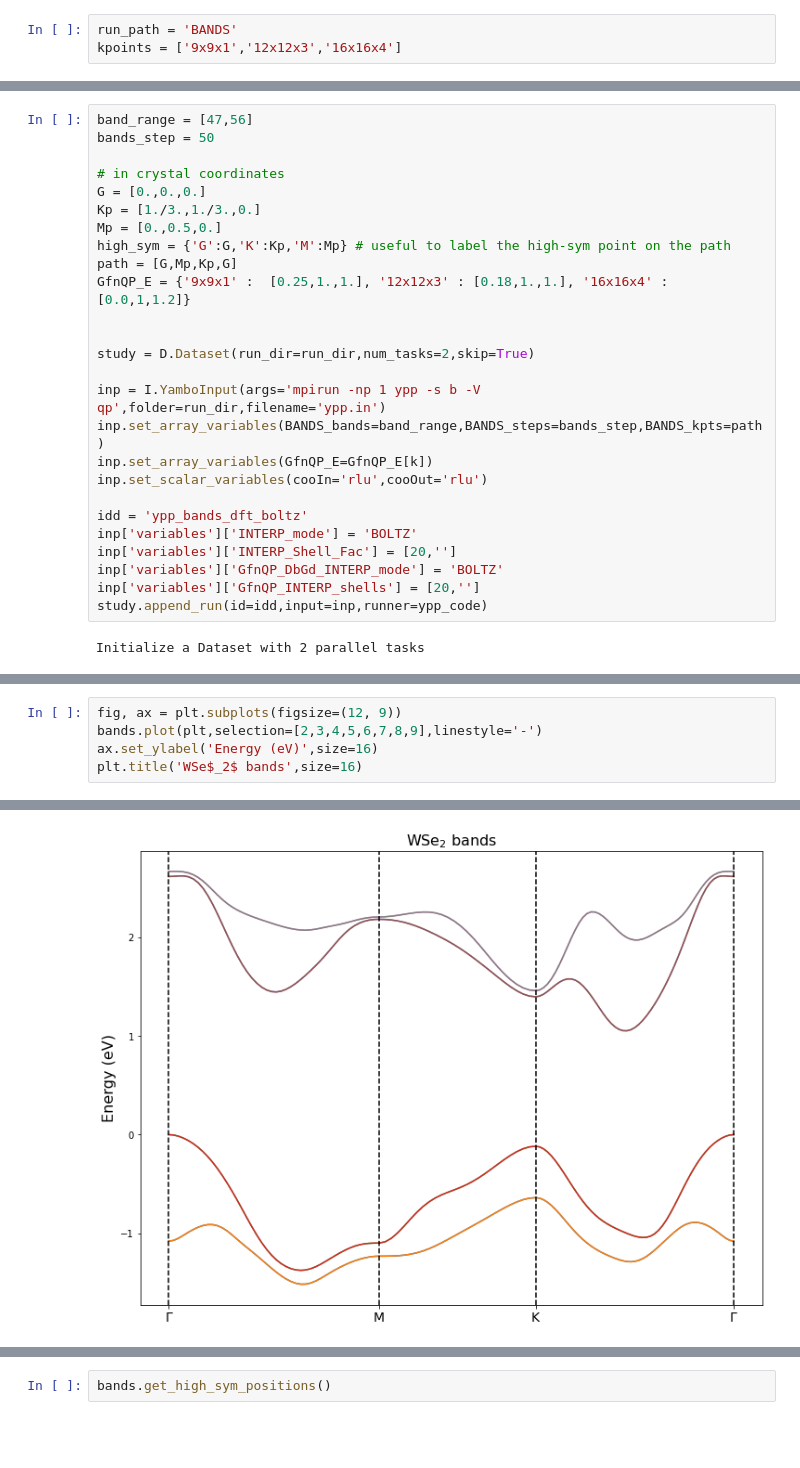
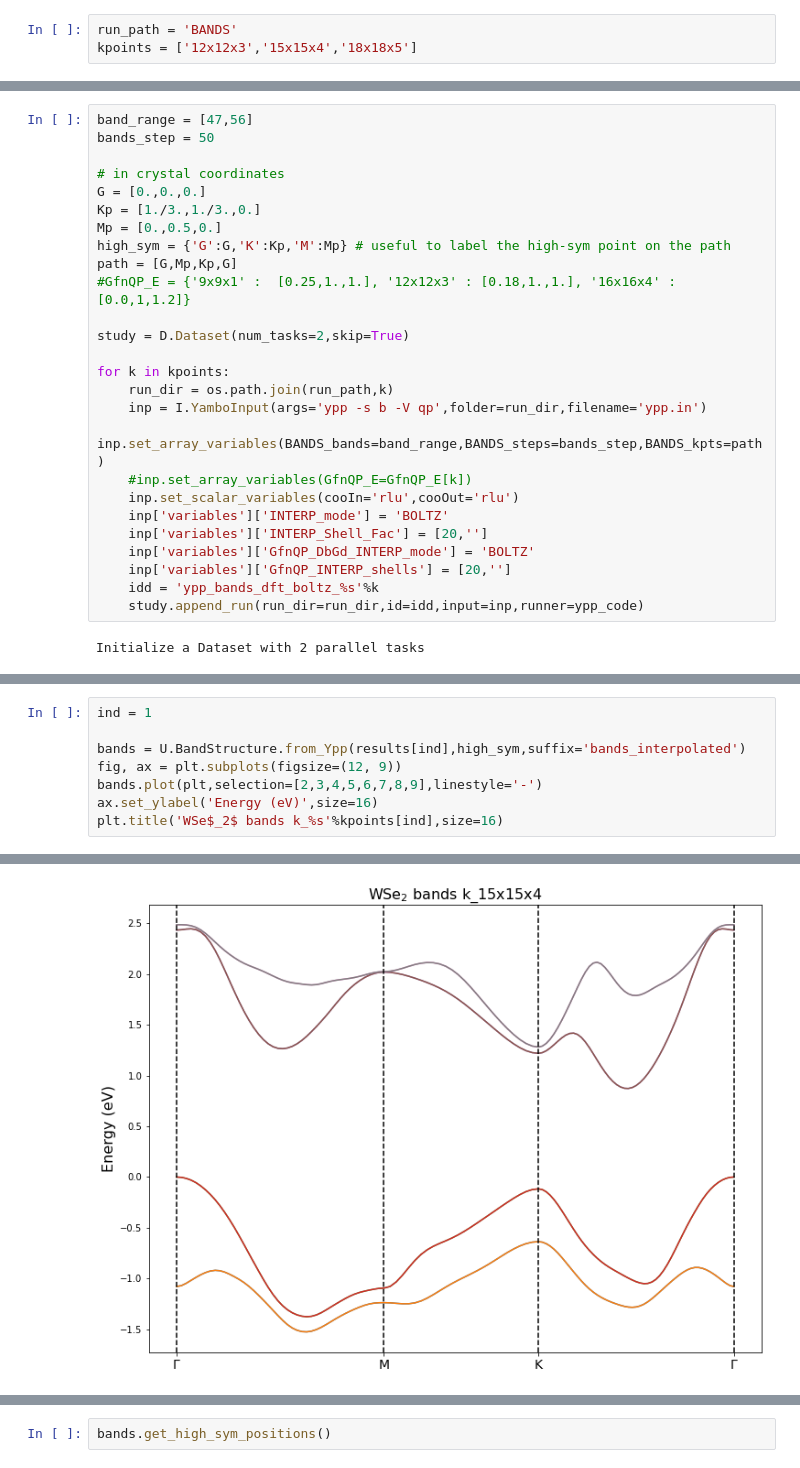
Before and after one commit to marcodalessandro76/WSe2, a Jupyter notebook: Band_structure.ipynb, the cells around one changed output, grey strips where cells are left out. Saved outputs shown, nothing was run; the diff lists cells and outputs as text; blank space fills up the shorter version.

```diff
--- a/Band_structure.ipynb
+++ b/Band_structure.ipynb
@@ -73,4 +67,4 @@ Valence bands are the 51 and 52.
 # %%
 run_path = 'BANDS'
-kpoints = ['9x9x1','12x12x3','16x16x4']
+kpoints = ['12x12x3','15x15x4','18x18x5']
 # %%
@@ -92,22 +91,22 @@ Kp = [1./3.,1./3.,0.]
 Mp = [0.,0.5,0.]
 high_sym = {'G':G,'K':Kp,'M':Mp} # useful to label the high-sym point on the path
 path = [G,Mp,Kp,G]
-GfnQP_E = {'9x9x1' :  [0.25,1.,1.], '12x12x3' : [0.18,1.,1.], '16x16x4' : [0.0,1,1.2]}
+#GfnQP_E = {'9x9x1' :  [0.25,1.,1.], '12x12x3' : [0.18,1.,1.], '16x16x4' : [0.0,1,1.2]}
 
+study = D.Dataset(num_tasks=2,skip=True)
 
-study = D.Dataset(run_dir=run_dir,num_tasks=2,skip=True)
-
-inp = I.YamboInput(args='mpirun -np 1 ypp -s b -V qp',folder=run_dir,filename='ypp.in')
-inp.set_array_variables(BANDS_bands=band_range,BANDS_steps=bands_step,BANDS_kpts=path)
-inp.set_array_variables(GfnQP_E=GfnQP_E[k])
-inp.set_scalar_variables(cooIn='rlu',cooOut='rlu')
-
-idd = 'ypp_bands_dft_boltz'
-inp['variables']['INTERP_mode'] = 'BOLTZ'
-inp['variables']['INTERP_Shell_Fac'] = [20,'']
-inp['variables']['GfnQP_DbGd_INTERP_mode'] = 'BOLTZ'
-inp['variables']['GfnQP_INTERP_shells'] = [20,'']
-study.append_run(id=idd,input=inp,runner=ypp_code)
+for k in kpoints:
+    run_dir = os.path.join(run_path,k)
+    inp = I.YamboInput(args='ypp -s b -V qp',folder=run_dir,filename='ypp.in')
+    inp.set_array_variables(BANDS_bands=band_range,BANDS_steps=bands_step,BANDS_kpts=path)
+    #inp.set_array_variables(GfnQP_E=GfnQP_E[k])
+    inp.set_scalar_variables(cooIn='rlu',cooOut='rlu')
+    inp['variables']['INTERP_mode'] = 'BOLTZ'
+    inp['variables']['INTERP_Shell_Fac'] = [20,'']
+    inp['variables']['GfnQP_DbGd_INTERP_mode'] = 'BOLTZ'
+    inp['variables']['GfnQP_INTERP_shells'] = [20,'']
+    idd = 'ypp_bands_dft_boltz_%s'%k
+    study.append_run(run_dir=run_dir,id=idd,input=inp,runner=ypp_code)
 # %% [output]
 Initialize a Dataset with 2 parallel tasks
 # %%
@@ -151,6 +153,9 @@ We show the GW correction for the valence and conduction bands
 # %%
+ind = 1
+
+bands = U.BandStructure.from_Ypp(results[ind],high_sym,suffix='bands_interpolated')
 fig, ax = plt.subplots(figsize=(12, 9))
 bands.plot(plt,selection=[2,3,4,5,6,7,8,9],linestyle='-')
 ax.set_ylabel('Energy (eV)',size=16)
-plt.title('WSe$_2$ bands',size=16)
+plt.title('WSe$_2$ bands k_%s'%kpoints[ind],size=16)
 # %% [output]
@@ -158,2 +163,2 @@ Text(0.5, 1.0, 'WSe$_2$ bands')
-[figure, old version]
+[figure, new version]
 # %% [markdown]
```
Also changed, not shown: parts of 25 cells of this notebook, 6 other files.
